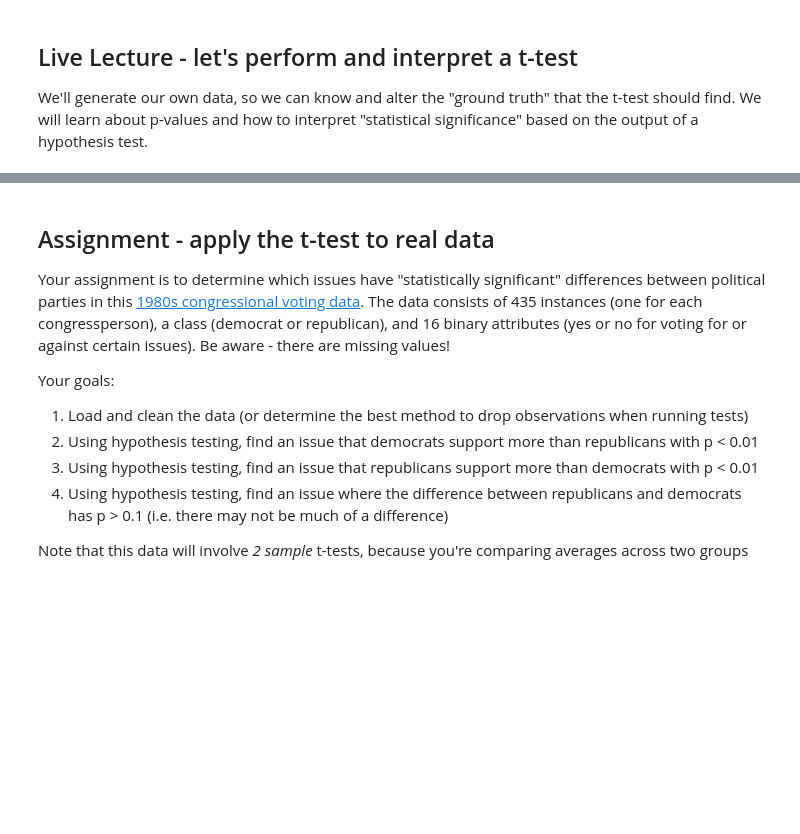
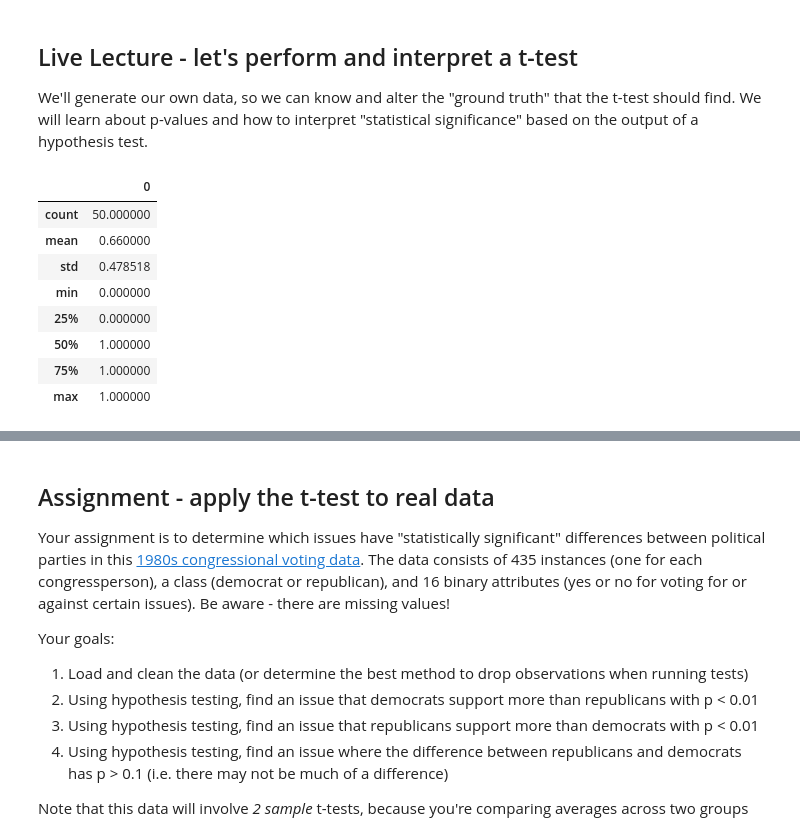
Before and after one commit to bloominstituteoftechnology/DS-Unit-1-Sprint-3-Statistical-Tests-and-Experiments, a Jupyter notebook: module1-statistics-probability-and-inference/LS_DS_141_Statistics_Probability_and_Inference.ipynb, the cells around one changed output, grey strips where cells are left out. Drawn from its saved outputs; the diff is of its cells as text; code cells hidden in the pictures; blank space fills up the shorter version.

```diff
--- a/module1-statistics-probability-and-inference/LS_DS_141_Statistics_Probability_and_Inference.ipynb
+++ b/module1-statistics-probability-and-inference/LS_DS_141_Statistics_Probability_and_Inference.ipynb
@@ -79,0 +84,21 @@ We'll generate our own data, so we can know and alter the "ground truth" that th
+# %%
+# TODO - during class, but please help!
+survey_data = [0, 1, 0, 1, 0, 0, 0, 1, 1, 0, 0, 1, 1, 1, 1, 1, 1, 1,
+               0, 0, 1, 1, 1, 1, 1, 1, 1, 1, 1, 0, 1, 1, 1, 1, 1, 1,
+               1, 0, 1, 0, 1, 1, 0, 1, 0, 1, 1, 0, 0, 0]
+
+import numpy as np
+import pandas as pd
+
+df = pd.DataFrame(survey_data)
+df.describe()
+# %% [output]
+|  | 0 |
+| count | 50.000000 |
+| mean | 0.660000 |
+| std | 0.478518 |
+| min | 0.000000 |
+| 25% | 0.000000 |
+| 50% | 1.000000 |
+| 75% | 1.000000 |
+| max | 1.000000 |
```
Also changed, not shown: parts of 44 cells of this notebook.
